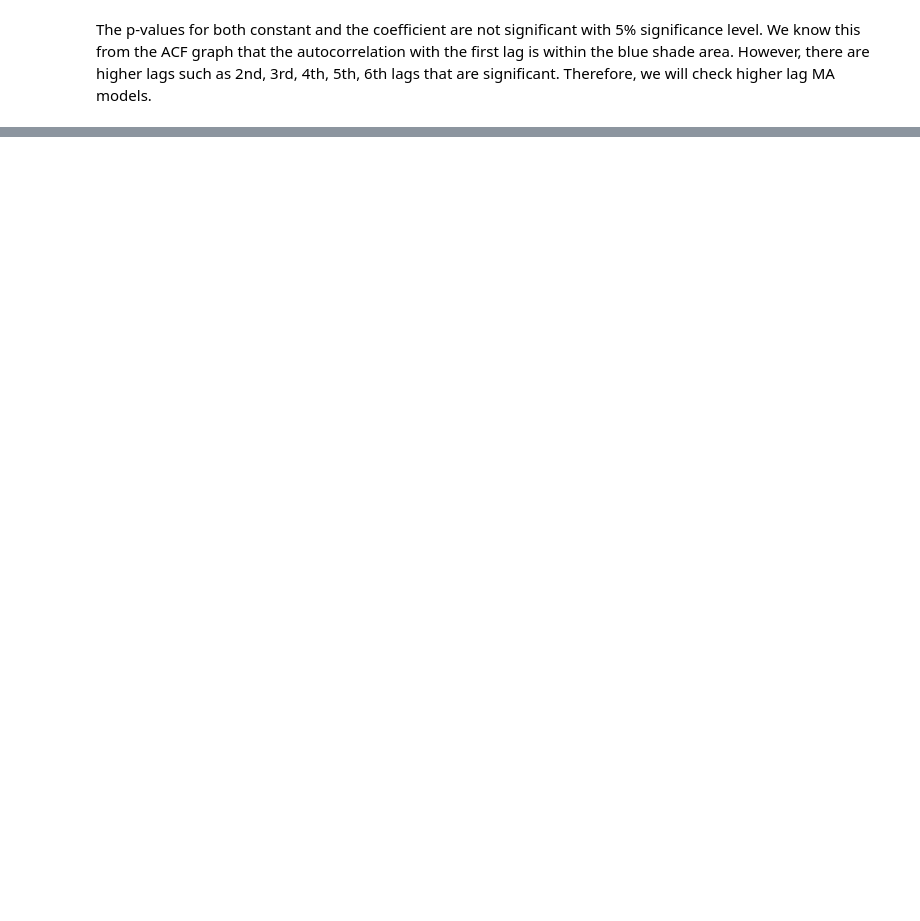
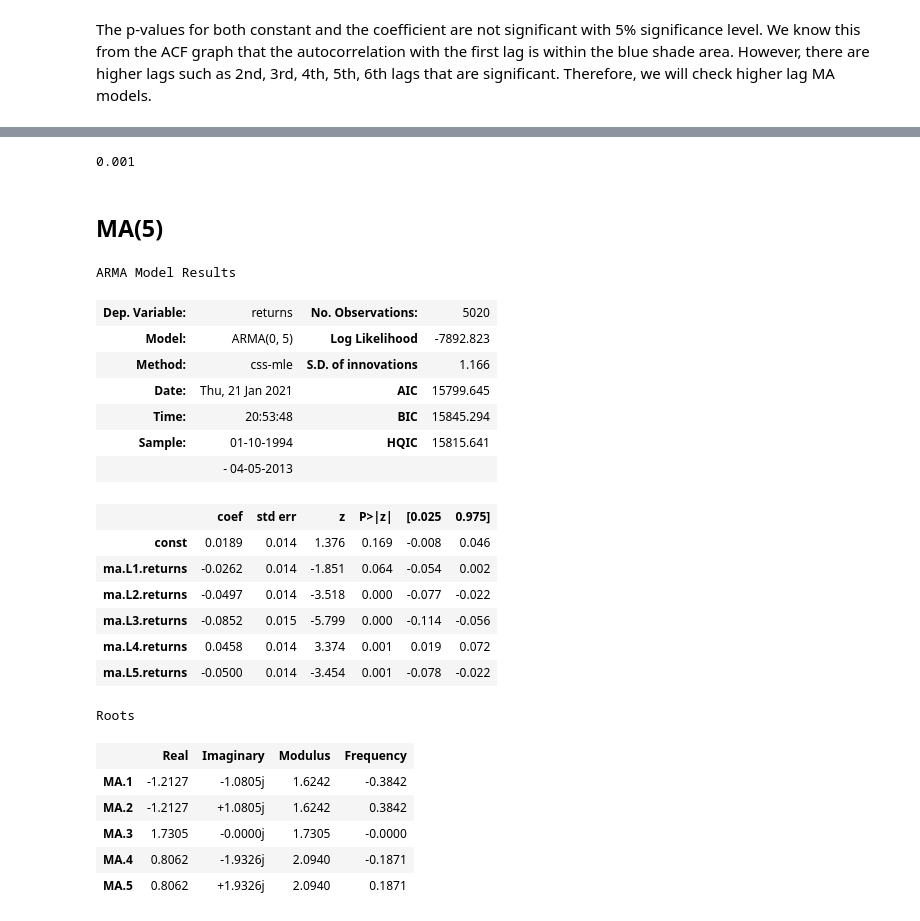
Before and after one commit to mkang32/snp500-analysis, a Jupyter notebook: notebooks/4.the_MA_model.ipynb, the cells around one changed output, grey strips where cells are left out. Saved outputs shown, nothing was run; the diff lists cells and outputs as text; code cells hidden in the pictures; blank space fills up the shorter version.

```diff
--- a/notebooks/4.the_MA_model.ipynb
+++ b/notebooks/4.the_MA_model.ipynb
@@ -78,0 +192,33 @@ The p-values for both constant and the coefficient are not significant with 5% s
+# %%
+LLR_test(model_ret_ma_3, model_ret_ma_4, DF=1)
+# %% [output]
+0.001
+# %% [markdown]
+## MA(5)
+# %%
+model_ret_ma_5 = ARMA(df.returns[1:], order=(0, 5))
+results_ret_ma_5 = model_ret_ma_5.fit()
+results_ret_ma_5.summary()
+# %% [output]
+ARMA Model Results
+| Dep. Variable: | returns | No. Observations: | 5020 |
+| Model: | ARMA(0, 5) | Log Likelihood | -7892.823 |
+| Method: | css-mle | S.D. of innovations | 1.166 |
+| Date: | Thu, 21 Jan 2021 | AIC | 15799.645 |
+| Time: | 20:53:48 | BIC | 15845.294 |
+| Sample: | 01-10-1994 | HQIC | 15815.641 |
+|  | - 04-05-2013 |  |  |
+|  | coef | std err | z | P>|z| | [0.025 | 0.975] |
+| const | 0.0189 | 0.014 | 1.376 | 0.169 | -0.008 | 0.046 |
+| ma.L1.returns | -0.0262 | 0.014 | -1.851 | 0.064 | -0.054 | 0.002 |
+| ma.L2.returns | -0.0497 | 0.014 | -3.518 | 0.000 | -0.077 | -0.022 |
+| ma.L3.returns | -0.0852 | 0.015 | -5.799 | 0.000 | -0.114 | -0.056 |
+| ma.L4.returns | 0.0458 | 0.014 | 3.374 | 0.001 | 0.019 | 0.072 |
+| ma.L5.returns | -0.0500 | 0.014 | -3.454 | 0.001 | -0.078 | -0.022 |
+Roots
+|  | Real | Imaginary | Modulus | Frequency |
+| MA.1 | -1.2127 | -1.0805j | 1.6242 | -0.3842 |
+| MA.2 | -1.2127 | +1.0805j | 1.6242 | 0.3842 |
+| MA.3 | 1.7305 | -0.0000j | 1.7305 | -0.0000 |
+| MA.4 | 0.8062 | -1.9326j | 2.0940 | -0.1871 |
+| MA.5 | 0.8062 | +1.9326j | 2.0940 | 0.1871 |
```
Also changed, not shown: parts of 28 cells of this notebook.
